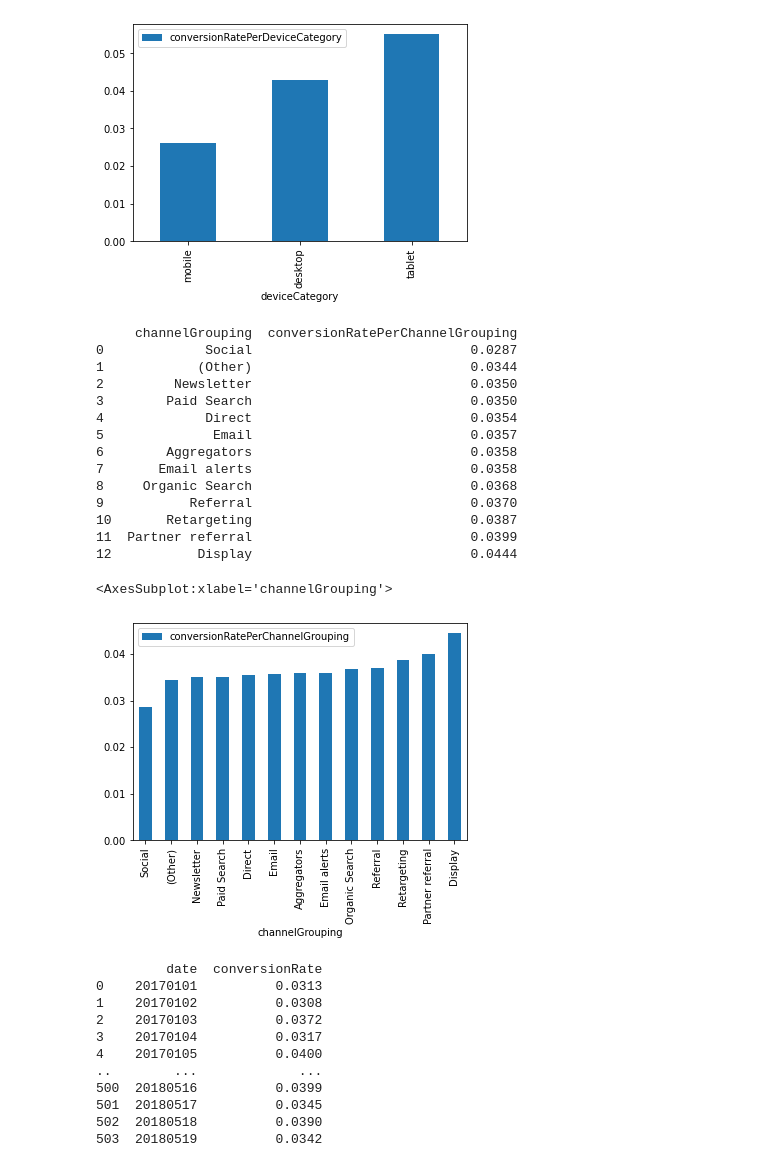
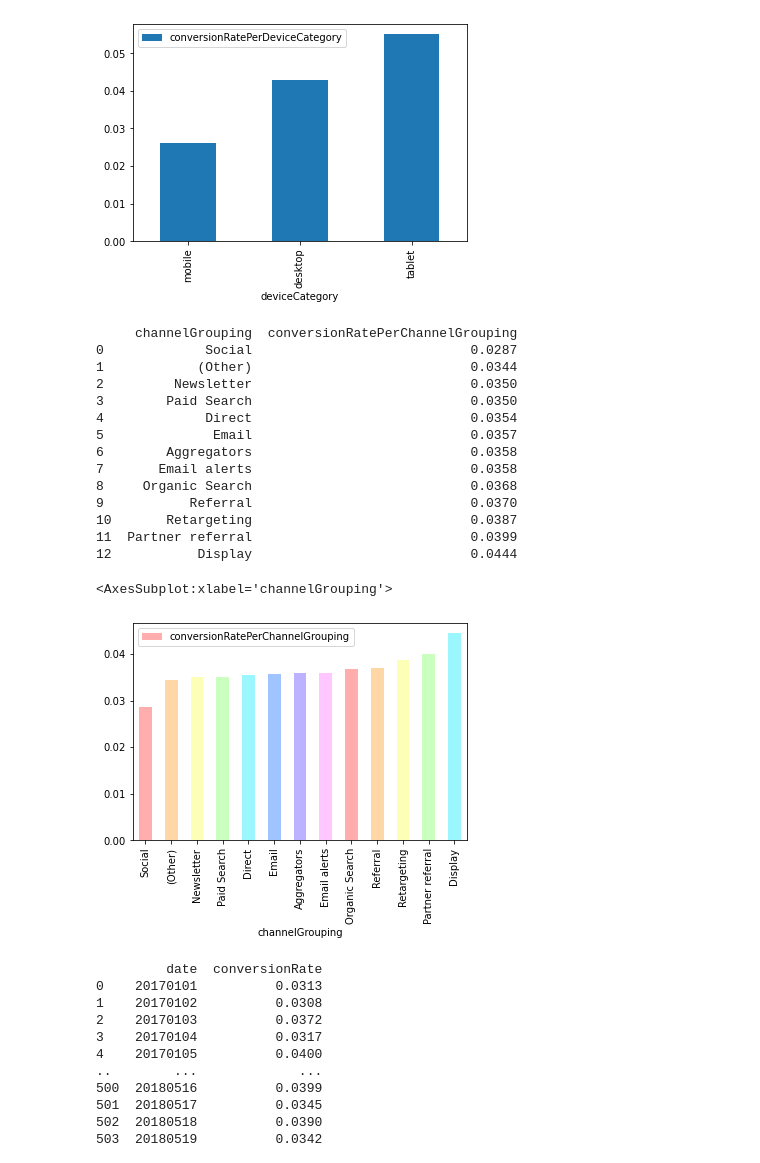
Before and after one commit to Coletterbox/More-BigQuery-with-Python, a Jupyter notebook: queriesWithGraphs1.ipynb, the cells around one changed output. Cells and saved outputs as stored; diff of their text form; code cells hidden in the pictures.

```diff
--- a/queriesWithGraphs1.ipynb
+++ b/queriesWithGraphs1.ipynb
@@ -138,28 +131,29 @@ runQuery(query6).plot.bar(x='deviceCategory', y='conversionRatePerDeviceCategory
 # %%
 query7 = """
     SELECT channelGrouping, ROUND((AVG(conversions))/(AVG(sessions)), 4) as conversionRatePerChannelGrouping
     FROM `apprenticeship-299321.sample_data.datatable`
     GROUP BY channelGrouping
     ORDER BY conversionRatePerChannelGrouping
 """
-runQuery(query7).plot.bar(x='channelGrouping', y='conversionRatePerChannelGrouping')
+runQuery(query7).plot.bar(x='channelGrouping', y='conversionRatePerChannelGrouping', color=['#FFADAD', '#FFD6A5', '#FDFFB6', '#CAFFBF', '#9BF6FF', '#A0C4FF', '#BDB2FF', '#FFC6FF'])
+# , colors=['#FFADAD', '#FFD6A5', '#FDFFB6', '#CAFFBF', '#9BF6FF', '#A0C4FF', '#BDB2FF', '#FFC6FF']
 # %% [output]
      channelGrouping  conversionRatePerChannelGrouping
 0             Social                            0.0287
 1            (Other)                            0.0344
 2         Newsletter                            0.0350
 3        Paid Search                            0.0350
 4             Direct                            0.0354
 5              Email                            0.0357
 6        Aggregators                            0.0358
 7       Email alerts                            0.0358
 8     Organic Search                            0.0368
 9           Referral                            0.0370
 10       Retargeting                            0.0387
 11  Partner referral                            0.0399
 12           Display                            0.0444
 <AxesSubplot:xlabel='channelGrouping'>
-[figure, old version]
+[figure, new version]
 # %%
 query8 = """
     SELECT date, ROUND((AVG(conversions))/(AVG(sessions)), 4) as conversionRate
```
Also changed, not shown: parts of 1 cell of this notebook.
